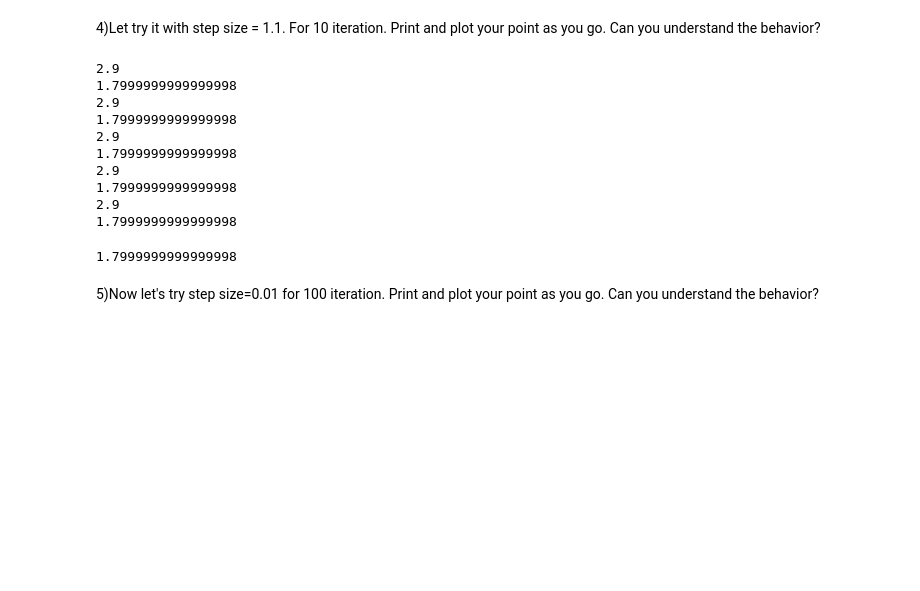
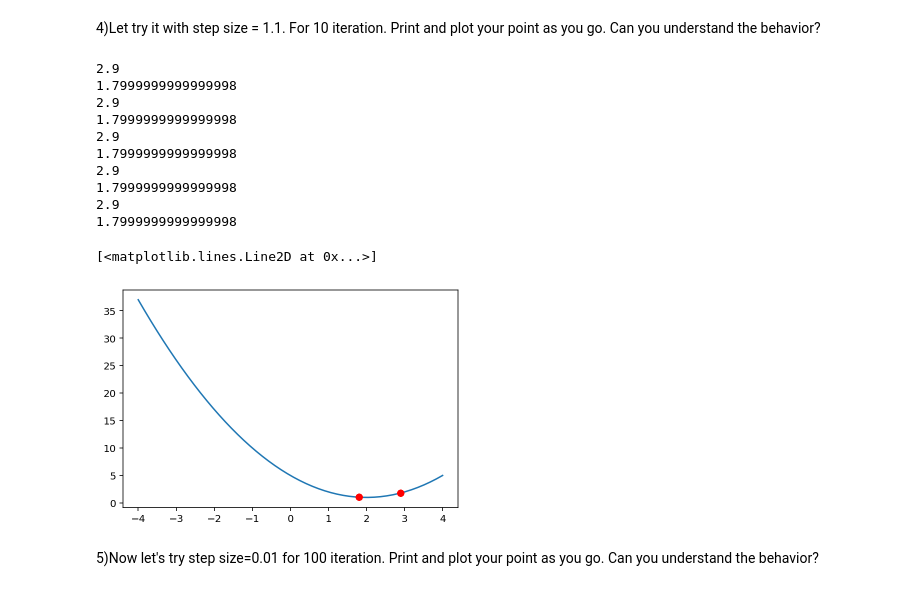
Before and after one commit to MUIC-Numerical-Methods-2018/Exercise-5, a Jupyter notebook: 05 Gradient Descent.ipynb, the cells around one changed output. Saved outputs shown, nothing was run; the diff lists cells and outputs as text; code cells hidden in the pictures; blank space fills up the shorter version.

```diff
--- a/05 Gradient Descent.ipynb
+++ b/05 Gradient Descent.ipynb
@@ -23,36 +23,35 @@ plt.plot(xs, f(xs))
 3)If the step size is constants = 1.1, what does the update rule look like?
 
 $$x_{n+1} = \ldots$$
-# %%
-def grad(f, x0):
 # %% [markdown]
 4)Let try it with step size = 1.1. For 10 iteration. Print and plot your point as you go. Can you understand the behavior?
 # %%
 def grad(f, x0, n, h, step_size):
     guess = x0
     guesses = []
     for i in range(n):
         fp = (f(guess+h) - f(guess-h))/(2*h)
         guess = guess - step_size*fp/abs(fp)
         print(guess)
         guesses.append(guess)
-    return guess, guesses
+    return guess, np.array(guesses)
 
-grad(f, x0=4.0, n=10, h=0.0001, step_size=1.1)
+guess, guesses = grad(f, x0=4.0, n=10, h=0.0001, step_size=1.1)
 
 plt.plot(xs, f(xs))
-plt.
+plt.plot(guesses, f(guesses), 'or')
 # %% [output]
 2.9
 1.7999999999999998
 2.9
 1.7999999999999998
 2.9
 1.7999999999999998
 2.9
 1.7999999999999998
 2.9
 1.7999999999999998
-1.7999999999999998
+[<matplotlib.lines.Line2D at 0x...>]
+[figure, added]
 # %% [markdown]
 5)Now let's try step size=0.01 for 100 iteration. Print and plot your point as you go. Can you understand the behavior?
```
Also changed, not shown: parts of 5 cells of this notebook.
